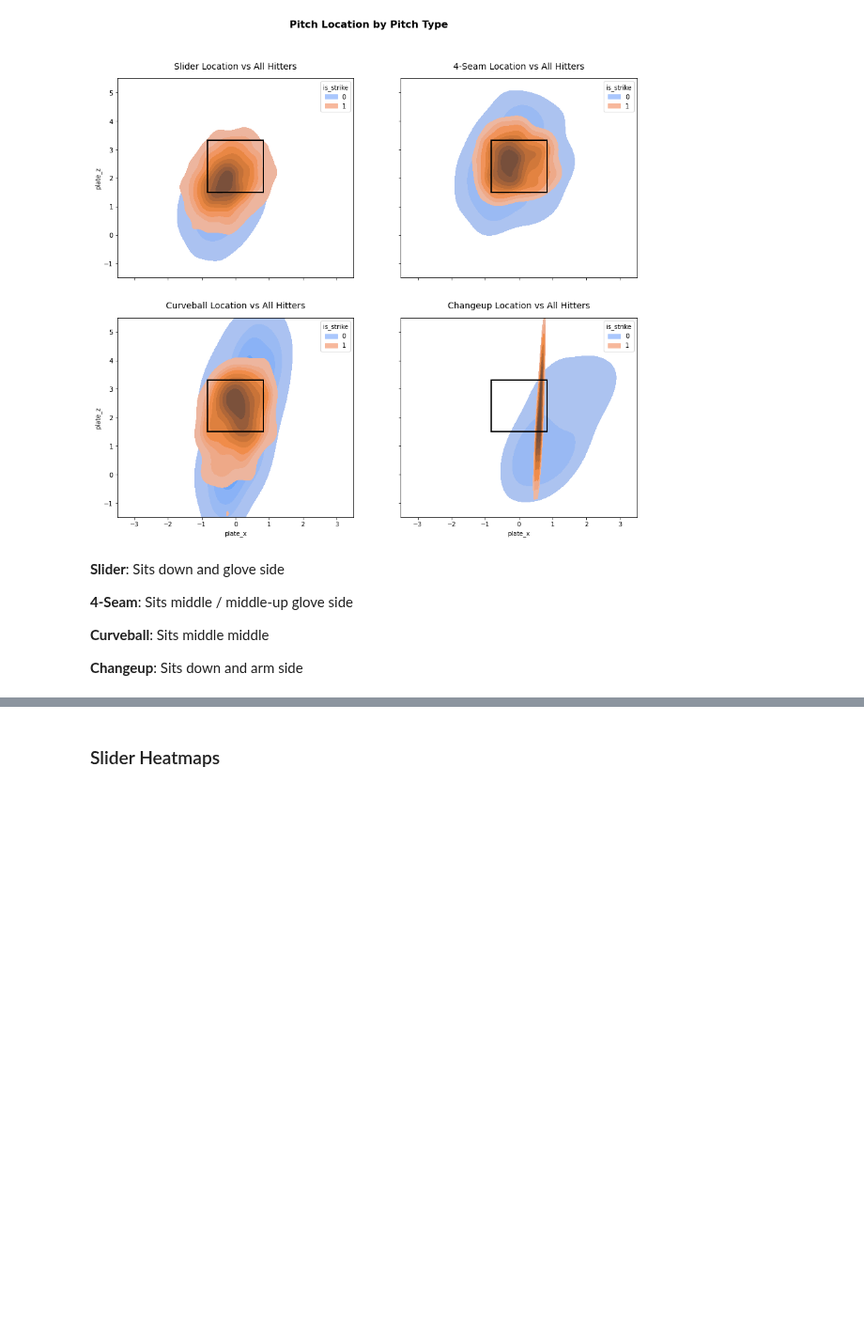
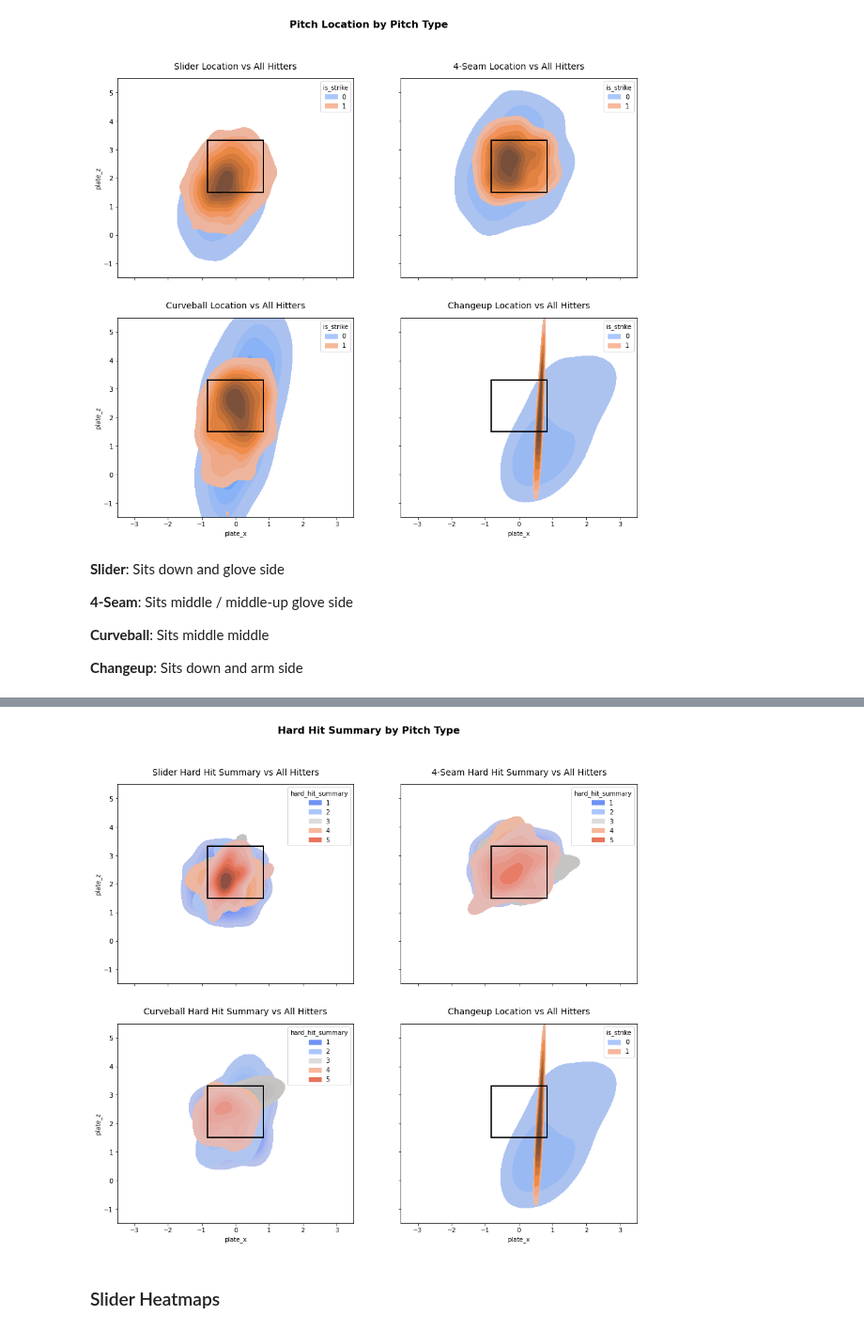
Before and after one commit to anthonyzurke/player-analysis, a Jupyter notebook: pitchers/kershaw-analysis.ipynb, the cells around one changed output, grey strips where cells are left out. Shown at 94% size. Saved outputs shown, nothing was run; the diff lists cells and outputs as text; code cells hidden in the pictures; blank space fills up the shorter version.

```diff
--- a/pitchers/kershaw-analysis.ipynb
+++ b/pitchers/kershaw-analysis.ipynb
@@ -71,6 +71,10 @@ col_dict = {
     'release_pos_x': 'r_side'
 }
 gen_data.rename(columns = col_dict, inplace = True)
+
+hit_labels = [1, 2, 3, 4, 5]
+kershaw['hard_hit_summary'] = pd.qcut(kershaw['launch_speed'], [0, .5262, .617, .7283, .8278, 1],
+                                      labels = hit_labels)
 # %% [markdown]
 ### Index DataFrame to Get Pitch Types
 # %%
@@ -433,3 +418,21 @@ axs[1][1].set_title('Changeup Location vs All Hitters', fontsize = 14, pad = 15)
+# %%
+fig, axs = plt.subplots(2, 2, figsize = (15, 13), sharex = True, sharey = True)
+fig.suptitle('Hard Hit Summary by Pitch Type', fontsize = 16, fontweight = 'bold')
+plt.axis(xmin = -3.5, xmax = 3.5), plt.axis(ymin = -1.5, ymax = 5.5)
+sns.kdeplot(ax=axs[0][0],data=sl,x='plate_x',y='plate_z',fill=True,hue='hard_hit_summary',palette='coolwarm')
+axs[0][0].add_patch(Rectangle((-.83, 1.5), 1.66, 1.82, fill = False, color = 'black', linewidth = 2))
+axs[0][0].set_title('Slider Hard Hit Summary vs All Hitters', fontsize = 14, pad = 15)
+sns.kdeplot(ax=axs[0][1],data=ff,x='plate_x',y='plate_z',fill = True,hue='hard_hit_summary',palette='coolwarm')
+axs[0][1].add_patch(Rectangle((-.83, 1.5), 1.66, 1.82, fill = False, color = 'black', linewidth = 2))
+axs[0][1].set_title('4-Seam Hard Hit Summary vs All Hitters', fontsize = 14, pad = 15)
+sns.kdeplot(ax=axs[1][0],data=cu,x='plate_x',y='plate_z',fill=True,hue='hard_hit_summary',palette='coolwarm')
+axs[1][0].add_patch(Rectangle((-.83, 1.5), 1.66, 1.82, fill = False, color = 'black', linewidth = 2))
+axs[1][0].set_title('Curveball Hard Hit Summary vs All Hitters', fontsize = 14, pad = 15)
+sns.kdeplot(ax=axs[1][1],data=ch,x='plate_x',y='plate_z',fill=True,hue='is_strike',palette='coolwarm')
+axs[1][1].add_patch(Rectangle((-.83, 1.5), 1.66, 1.82, fill = False, color = 'black', linewidth = 2))
+axs[1][1].set_title('Changeup Location vs All Hitters', fontsize = 14, pad = 15);
+# %% [output]
+[figure, added]
 # %% [markdown]
 ### Slider Heatmaps
 # %%
```
Also changed, not shown: parts of 6 cells of this notebook, 1 other file.
